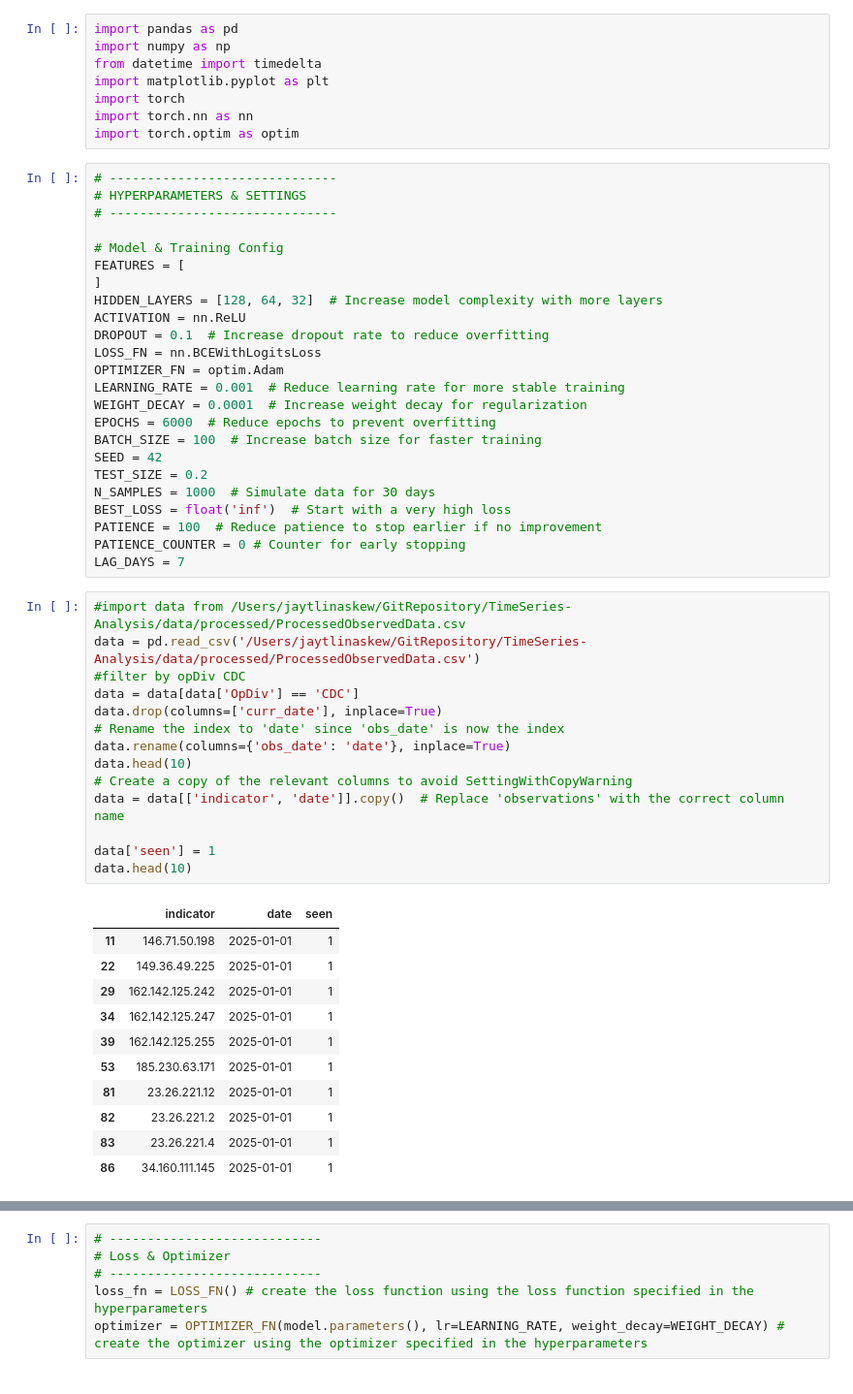
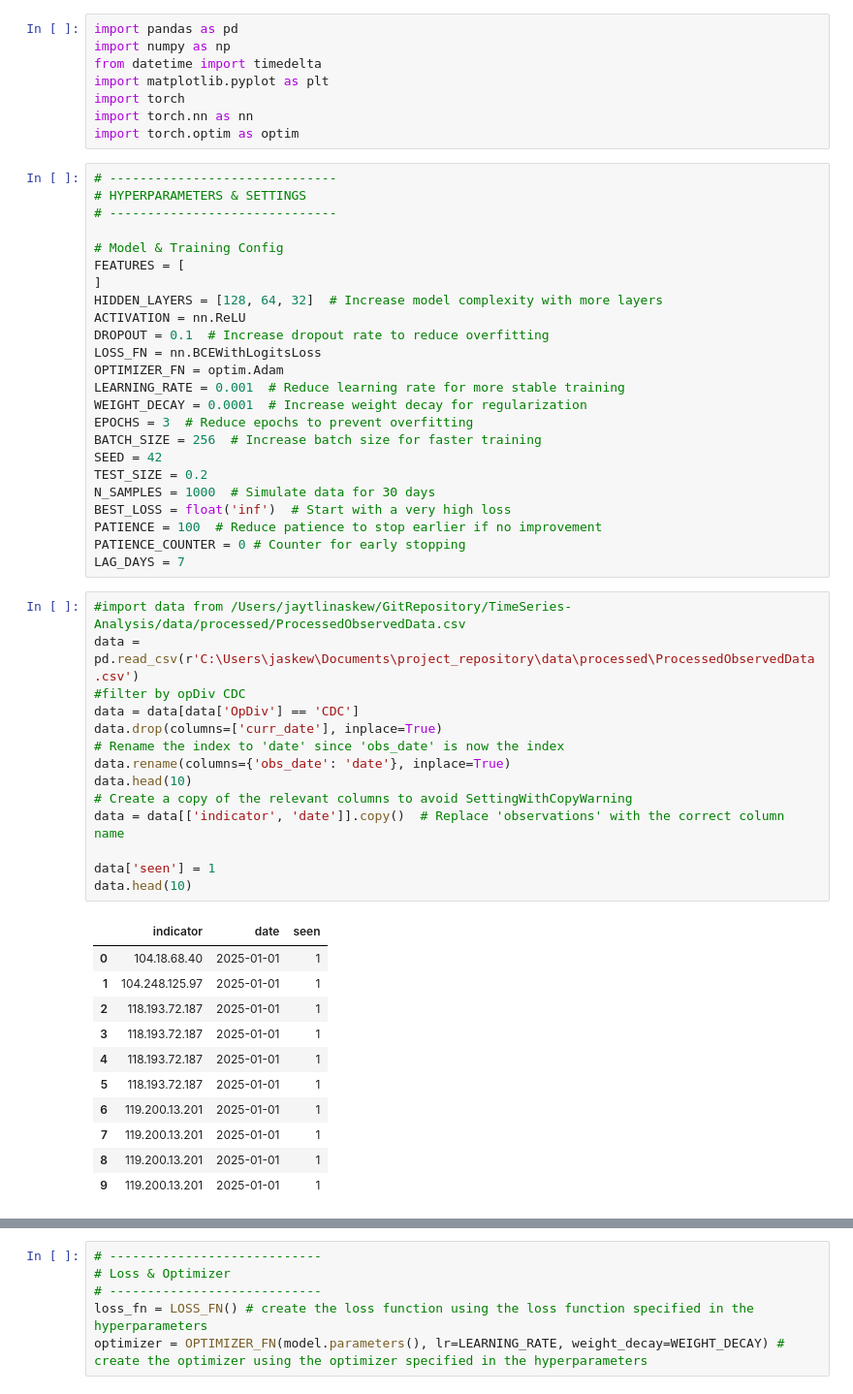
Before and after one commit to jaytlinaskew-OIS/HTOC, a Jupyter notebook: notebooks/observationEventForecasting/LSTM.ipynb, the cells around one changed output, grey strips where cells are left out. Shown at 97% size. Saved outputs shown, nothing was run; the diff lists cells and outputs as text.

```diff
--- a/notebooks/observationEventForecasting/LSTM.ipynb
+++ b/notebooks/observationEventForecasting/LSTM.ipynb
@@ -21,8 +21,8 @@ LOSS_FN = nn.BCEWithLogitsLoss
 OPTIMIZER_FN = optim.Adam
 LEARNING_RATE = 0.001  # Reduce learning rate for more stable training
 WEIGHT_DECAY = 0.0001  # Increase weight decay for regularization
-EPOCHS = 6000  # Reduce epochs to prevent overfitting
-BATCH_SIZE = 100  # Increase batch size for faster training
+EPOCHS = 3  # Reduce epochs to prevent overfitting
+BATCH_SIZE = 256  # Increase batch size for faster training
 SEED = 42
 TEST_SIZE = 0.2
 N_SAMPLES = 1000  # Simulate data for 30 days
@@ -32,27 +32,27 @@ PATIENCE_COUNTER = 0 # Counter for early stopping
 LAG_DAYS = 7
 # %%
 #import data from /Users/jaytlinaskew/GitRepository/TimeSeries-Analysis/data/processed/ProcessedObservedData.csv
-data = pd.read_csv('/Users/jaytlinaskew/GitRepository/TimeSeries-Analysis/data/processed/ProcessedObservedData.csv')
+data = pd.read_csv(r'C:\Users\jaskew\Documents\project_repository\data\processed\ProcessedObservedData.csv')
 #filter by opDiv CDC
 data = data[data['OpDiv'] == 'CDC']
 data.drop(columns=['curr_date'], inplace=True)
 # Rename the index to 'date' since 'obs_date' is now the index
 data.rename(columns={'obs_date': 'date'}, inplace=True)
 data.head(10)
 # Create a copy of the relevant columns to avoid SettingWithCopyWarning
 data = data[['indicator', 'date']].copy()  # Replace 'observations' with the correct column name
 
 data['seen'] = 1
 data.head(10)
 # %% [output]
 |  | indicator | date | seen |
-| 11 | 146.71.50.198 | 2025-01-01 | 1 |
-| 22 | 149.36.49.225 | 2025-01-01 | 1 |
-| 29 | 162.142.125.242 | 2025-01-01 | 1 |
-| 34 | 162.142.125.247 | 2025-01-01 | 1 |
-| 39 | 162.142.125.255 | 2025-01-01 | 1 |
-| 53 | 185.230.63.171 | 2025-01-01 | 1 |
-| 81 | 23.26.221.12 | 2025-01-01 | 1 |
-| 82 | 23.26.221.2 | 2025-01-01 | 1 |
-| 83 | 23.26.221.4 | 2025-01-01 | 1 |
-| 86 | 34.160.111.145 | 2025-01-01 | 1 |
+| 0 | 104.18.68.40 | 2025-01-01 | 1 |
+| 1 | 104.248.125.97 | 2025-01-01 | 1 |
+| 2 | 118.193.72.187 | 2025-01-01 | 1 |
+| 3 | 118.193.72.187 | 2025-01-01 | 1 |
+| 4 | 118.193.72.187 | 2025-01-01 | 1 |
+| 5 | 118.193.72.187 | 2025-01-01 | 1 |
+| 6 | 119.200.13.201 | 2025-01-01 | 1 |
+| 7 | 119.200.13.201 | 2025-01-01 | 1 |
+| 8 | 119.200.13.201 | 2025-01-01 | 1 |
+| 9 | 119.200.13.201 | 2025-01-01 | 1 |
```
Also changed, not shown: parts of 5 cells of this notebook, 11 other files.
